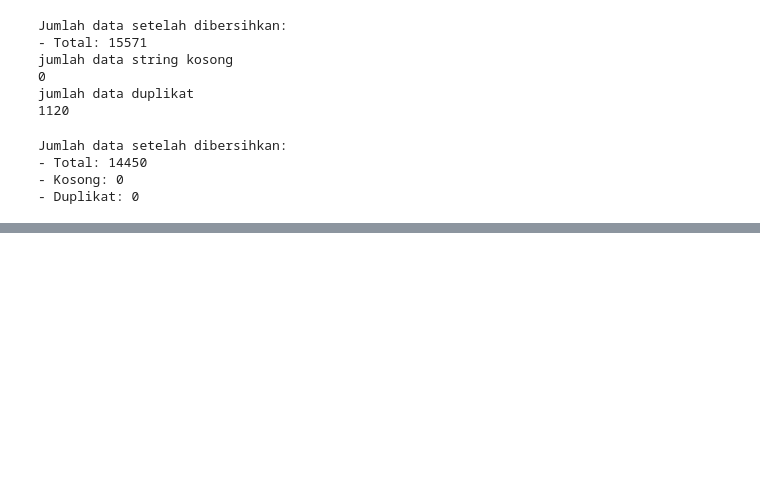
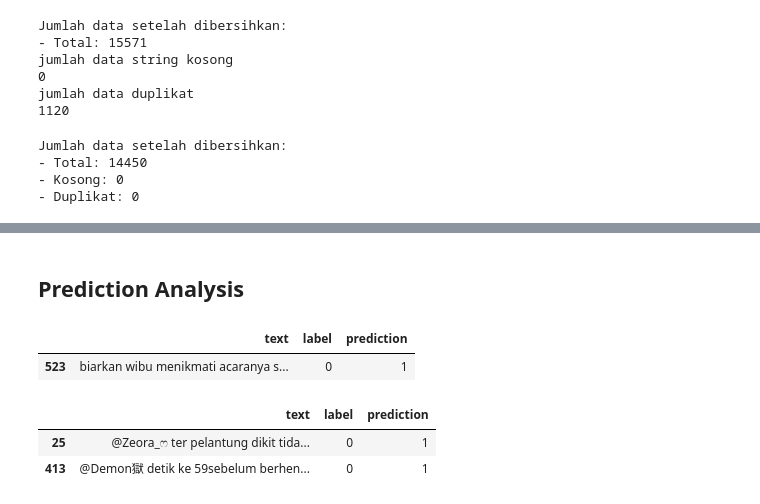
Before and after one commit to bwbayu/youtube-bot, a Jupyter notebook: engine/eda.ipynb, the cells around one changed output, grey strips where cells are left out. Saved outputs shown, nothing was run; the diff lists cells and outputs as text; code cells hidden in the pictures; blank space fills up the shorter version.

```diff
--- a/engine/eda.ipynb
+++ b/engine/eda.ipynb
@@ -305,0 +480,15 @@ df_clean.to_csv("scraping/clean/data_judol_clean.csv", index=False)
+# %% [markdown]
+## Prediction Analysis
+# %%
+df_roberta = pd.read_csv("data/prediction/preds_distilroberta.csv")
+df_roberta[df_roberta['label'] != df_roberta['prediction']]
+# %% [output]
+|  | text | label | prediction |
+| 523 | biarkan wibu menikmati acaranya s... | 0 | 1 |
+# %%
+df_indobert = pd.read_csv("data/prediction/preds_indobert-lite.csv")
+df_indobert[df_indobert['label'] != df_indobert['prediction']]
+# %% [output]
+|  | text | label | prediction |
+| 25 | @Zeora_ෆ ter pelantung dikit tida... | 0 | 1 |
+| 413 | @Demon獄 detik ke 59sebelum berhen... | 0 | 1 |
```
Also changed, not shown: parts of 22 cells of this notebook, 5 other files.
